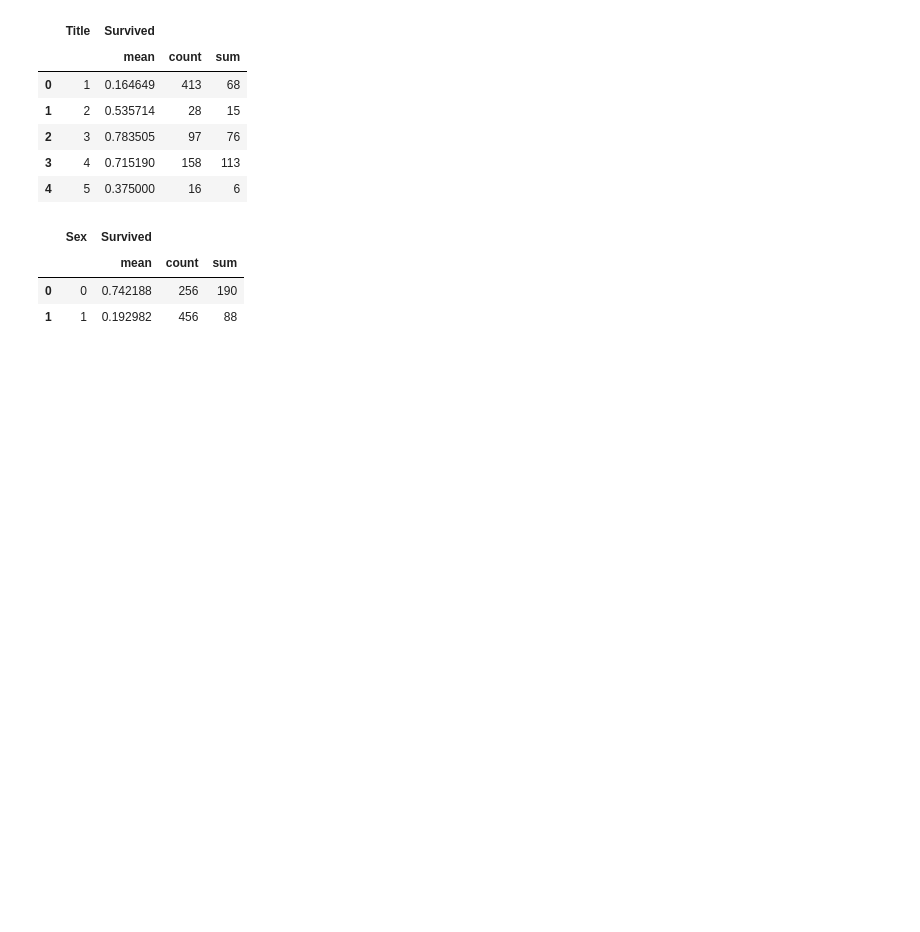
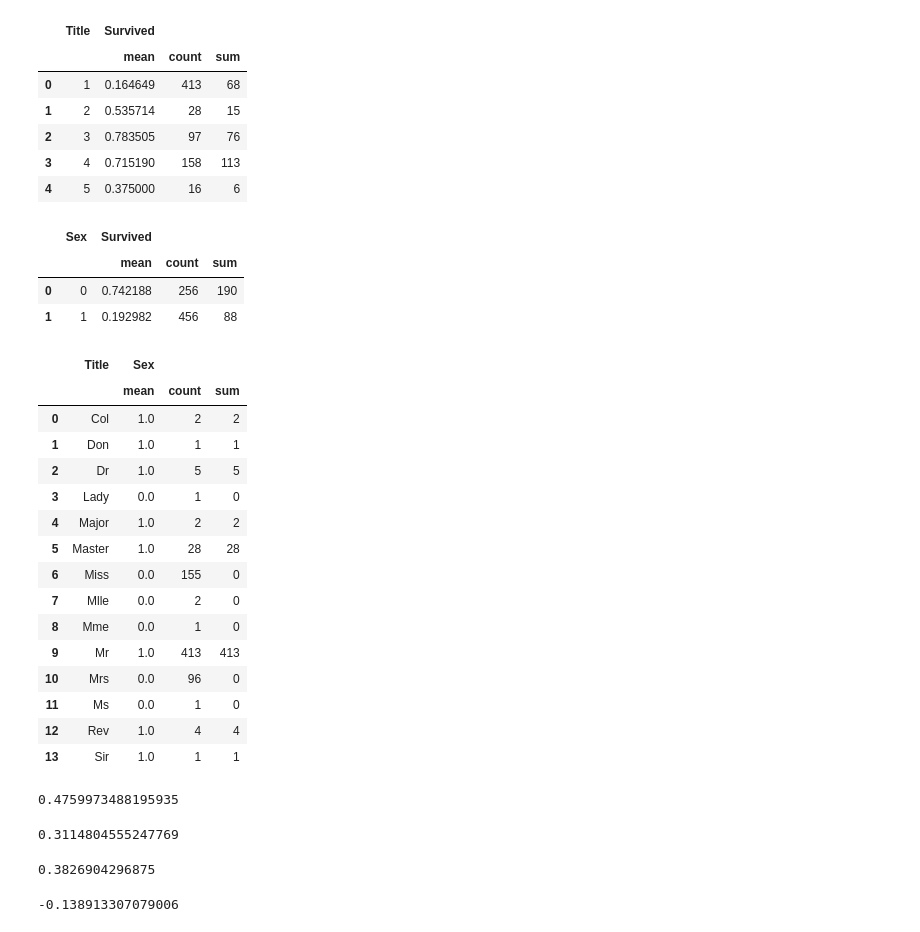
Before and after one commit to adityalynnfield/Decision-trees, a Jupyter notebook: Titanic-DTC.ipynb, the cells around one changed output. Saved outputs shown, nothing was run; the diff lists cells and outputs as text; code cells hidden in the pictures; blank space fills up the shorter version.

```diff
--- a/Titanic-DTC.ipynb
+++ b/Titanic-DTC.ipynb
@@ -169,3 +169,28 @@ train[['Sex', 'Survived']].groupby(['Sex'], as_index=False).agg(['mean', 'count'
 |  |  | mean | count | sum |
 | 0 | 0 | 0.742188 | 256 | 190 |
 | 1 | 1 | 0.192982 | 456 | 88 |
+# %%
+title_and_sex = original_train.copy()[['Name', 'Sex']]
+
+title_and_sex['Title'] = title_and_sex['Name'].apply(get_title)
+
+title_and_sex['Sex'] = title_and_sex['Sex'].map( {'female': 0, 'male': 1} ).astype(int)
+
+title_and_sex[['Title', 'Sex']].groupby(['Title'], as_index=False).agg(['mean', 'count', 'sum'])
+# %% [output]
+|  | Title | Sex |  |  |
+|  |  | mean | count | sum |
+| 0 | Col | 1.0 | 2 | 2 |
+| 1 | Don | 1.0 | 1 | 1 |
+| 2 | Dr | 1.0 | 5 | 5 |
+| 3 | Lady | 0.0 | 1 | 0 |
+| 4 | Major | 1.0 | 2 | 2 |
+| 5 | Master | 1.0 | 28 | 28 |
+| 6 | Miss | 0.0 | 155 | 0 |
+| 7 | Mlle | 0.0 | 2 | 0 |
+| 8 | Mme | 0.0 | 1 | 0 |
+| 9 | Mr | 1.0 | 413 | 413 |
+| 10 | Mrs | 0.0 | 96 | 0 |
+| 11 | Ms | 0.0 | 1 | 0 |
+| 12 | Rev | 1.0 | 4 | 4 |
+| 13 | Sir | 1.0 | 1 | 1 |
@@ -171,0 +207,24 @@ train[['Sex', 'Survived']].groupby(['Sex'], as_index=False).agg(['mean', 'count'
+# %%
+gini_impurity_starting_node = get_gini_impurity(278, 712)
+gini_impurity_starting_node
+# %% [output]
+0.4759973488195935
+# %%
+gini_impurity_men = get_gini_impurity(88, 456)
+gini_impurity_men
+# %% [output]
+0.3114804555247769
+# %%
+gini_impurity_women = get_gini_impurity(190, 256)
+gini_impurity_women
+# %% [output]
+0.3826904296875
+# %%
+men_weight = 456/712
+women_weight = 256/712
+weighted_gini_impurity_sex_split = (gini_impurity_men * men_weight) + (gini_impurity_women * women_weight)
+
+sex_gini_decrease = weighted_gini_impurity_sex_split - gini_impurity_starting_node
+sex_gini_decrease
+# %% [output]
+-0.138913307079006
```
Also changed, not shown: parts of 4 cells of this notebook.
